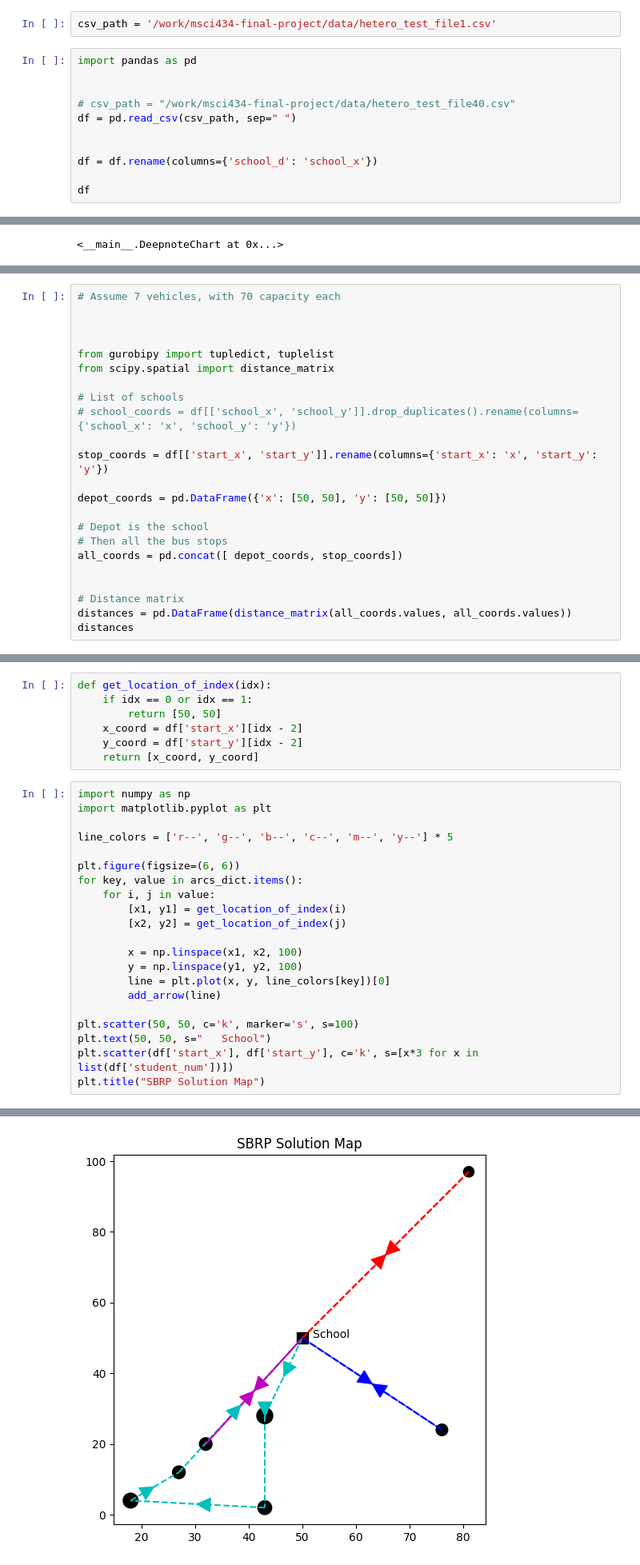
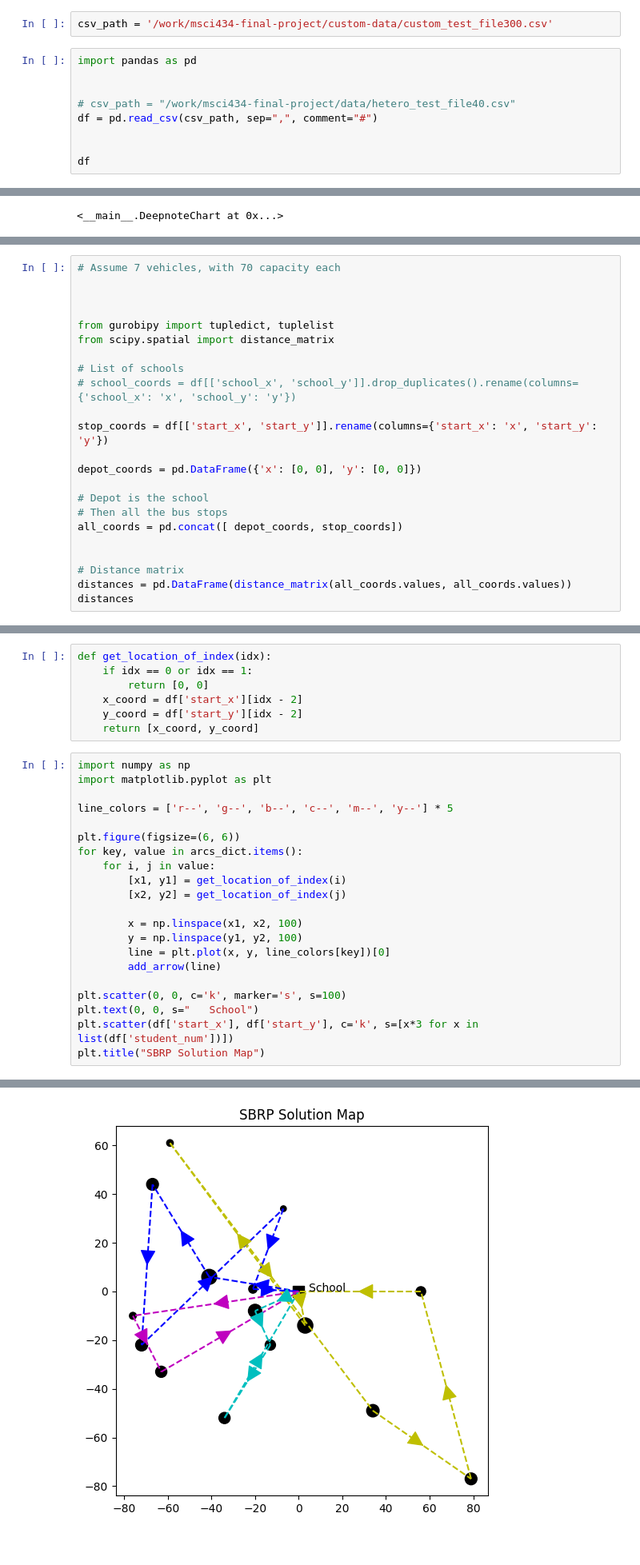
Before and after one commit to kevin51jiang/msci434-final-project, a Jupyter notebook: deepnote/MSCI_434_Final_Proge/Notebook 1.ipynb, the cells around one changed output, grey strips where cells are left out. Shown at 80% size. Saved outputs shown, nothing was run; the diff lists cells and outputs as text.

```diff
--- a/deepnote/MSCI_434_Final_Proge/Notebook 1.ipynb
+++ b/deepnote/MSCI_434_Final_Proge/Notebook 1.ipynb
@@ -29,15 +119,13 @@ files = glob('/work/msci434-final-project/data/*.csv')
 files.sort()
 # %%
-csv_path = '/work/msci434-final-project/data/hetero_test_file1.csv'
+csv_path = '/work/msci434-final-project/custom-data/custom_test_file300.csv'
 # %%
 import pandas as pd
 
 
 # csv_path = "/work/msci434-final-project/data/hetero_test_file40.csv"
-df = pd.read_csv(csv_path, sep=" ")
+df = pd.read_csv(csv_path, sep=",", comment="#")
 
 
-df = df.rename(columns={'school_d': 'school_x'})
-
 df
 # %% [output]
@@ -81,7 +191,7 @@ from scipy.spatial import distance_matrix
 
 stop_coords = df[['start_x', 'start_y']].rename(columns={'start_x': 'x', 'start_y': 'y'})
 
-depot_coords = pd.DataFrame({'x': [50, 50], 'y': [50, 50]})
+depot_coords = pd.DataFrame({'x': [0, 0], 'y': [0, 0]})
 
 # Depot is the school
 # Then all the bus stops
@@ -310,34 +392,34 @@ def add_arrow(line, position=None, direction='right', size=30, color=None):
 # %%
 def get_location_of_index(idx):
     if idx == 0 or idx == 1:
-        return [50, 50]
+        return [0, 0]
     x_coord = df['start_x'][idx - 2]
     y_coord = df['start_y'][idx - 2]
     return [x_coord, y_coord]
 # %%
 import numpy as np
 import matplotlib.pyplot as plt
 
 line_colors = ['r--', 'g--', 'b--', 'c--', 'm--', 'y--'] * 5
 
 plt.figure(figsize=(6, 6))
 for key, value in arcs_dict.items():
     for i, j in value:
         [x1, y1] = get_location_of_index(i)
         [x2, y2] = get_location_of_index(j)
 
         x = np.linspace(x1, x2, 100)
         y = np.linspace(y1, y2, 100)
         line = plt.plot(x, y, line_colors[key])[0]
         add_arrow(line)
 
-plt.scatter(50, 50, c='k', marker='s', s=100)
-plt.text(50, 50, s="   School")
+plt.scatter(0, 0, c='k', marker='s', s=100)
+plt.text(0, 0, s="   School")
 plt.scatter(df['start_x'], df['start_y'], c='k', s=[x*3 for x in list(df['student_num'])])
 plt.title("SBRP Solution Map")
 # %% [output]
 Text(0.5, 1.0, 'SBRP Solution Map')
-[figure, old version]
+[figure, new version]
 # %%
 tslack
 # %% [output]
```
Also changed, not shown: parts of 22 cells of this notebook, 1 other file.
